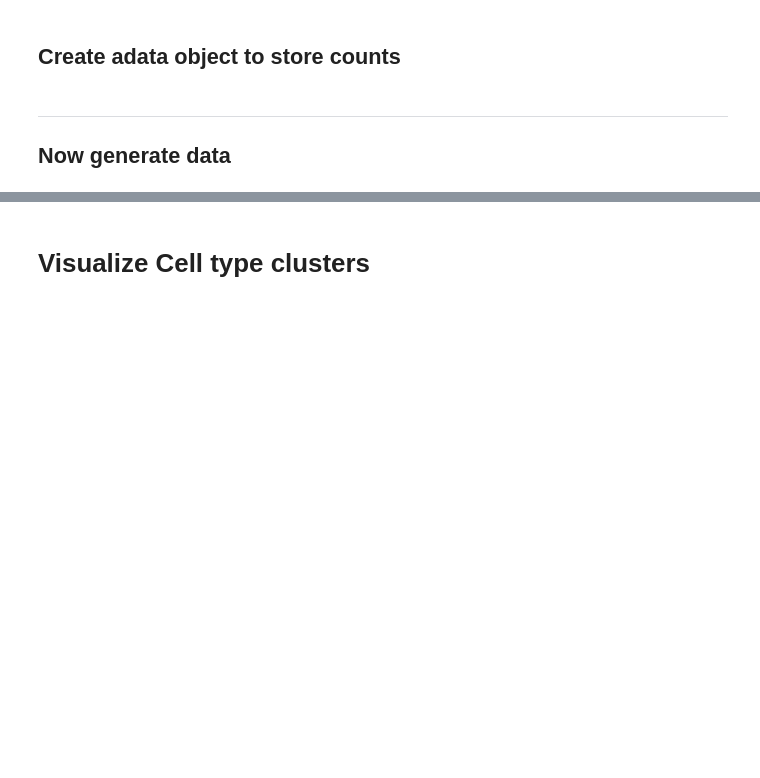
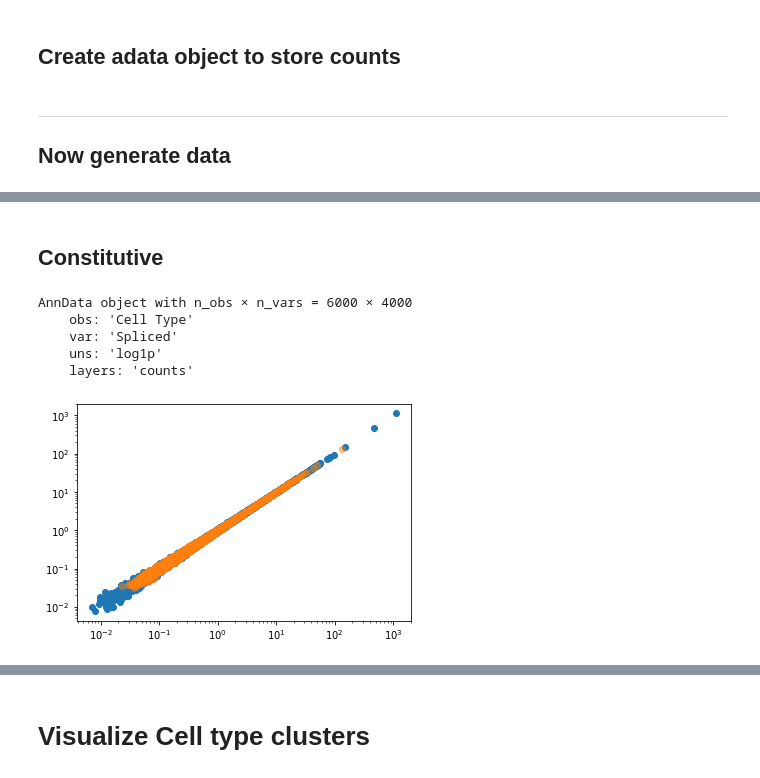
Before and after one commit to pachterlab/CGCCP_2023, a Jupyter notebook: Code/Notebooks/Simulate_data.ipynb, the cells around one changed output, grey strips where cells are left out. Saved outputs shown, nothing was run; the diff lists cells and outputs as text; code cells hidden in the pictures; blank space fills up the shorter version.

```diff
--- a/Code/Notebooks/Simulate_data.ipynb
+++ b/Code/Notebooks/Simulate_data.ipynb
@@ -546,15 +582,15 @@ for i,ct in enumerate(num_ct_list):
 # %%
 ## CONSTITUTIVE PRODUCTION SIMULATED DATA
 
-num_ct_list = [5,10,15,20]
-num_mg_list = [50,50,60,60]
+# num_ct_list = [5,10,15,20]
+# num_mg_list = [50,50,60,60]
 
 for i,ct in enumerate(num_ct_list):
 
   N_mg = num_mg_list[i]
   print(f'working on {ct} cell types')
 
-  const_counts,const_params,const_cells_per_ct = generate_count_data(N_cells = 6000, N_ct = ct, N_g = 2000, distribution = constitutive_transcription, model = 'const',
+  const_counts,const_params,const_cells_per_ct,const_marker_annotations,const_num_mg = generate_count_data(N_cells = 6000, N_ct = ct, N_g = 2000, distribution = constitutive_transcription, model = 'const',
                                                                                           N_mg = N_mg )
   adata_const = make_adata_object(const_counts,const_cells_per_ct)
 
@@ -603,0 +635,37 @@ Cell type  19
+# %% [markdown]
+## Constitutive
+# %%
+adata_const.obs['Cell Type'] = pd.Categorical(adata_const.obs['Cell Type'])
+# %%
+adata_const
+# %% [output]
+AnnData object with n_obs × n_vars = 6000 × 4000
+    obs: 'Cell Type'
+    var: 'Spliced'
+    uns: 'log1p'
+    layers: 'counts'
+# %%
+S = adata_const.layers['counts'][:,adata_const.var['Spliced']]
+U = adata_const.layers['counts'][:,~adata_const.var['Spliced']]
+ct = adata_const.obs['Cell Type']
+# %%
+Smean = []
+Umean = []
+Svar = []
+Uvar = []
+for ct_ in range(5):
+    Smean.append(S[ct==f'CT{ct_}',:].mean(0))
+    Umean.append(U[ct==f'CT{ct_}',:].mean(0))
+    Svar.append(S[ct==f'CT{ct_}',:].var(0))
+    Uvar.append(U[ct==f'CT{ct_}',:].var(0))
+Smean = np.asarray(Smean)
+Umean = np.asarray(Umean)
+Svar = np.asarray(Svar)
+Uvar = np.asarray(Uvar)
+# %%
+plt.scatter(Smean.flatten(),1/10**const_params[:,:,1].flatten())
+plt.scatter(Umean.flatten(),1/(10**const_params[:,:,0]).flatten(),alpha=0.5)
+plt.xscale('log')
+plt.yscale('log')
+# %% [output]
+[figure, added]
```
Also changed, not shown: parts of 47 cells of this notebook.
